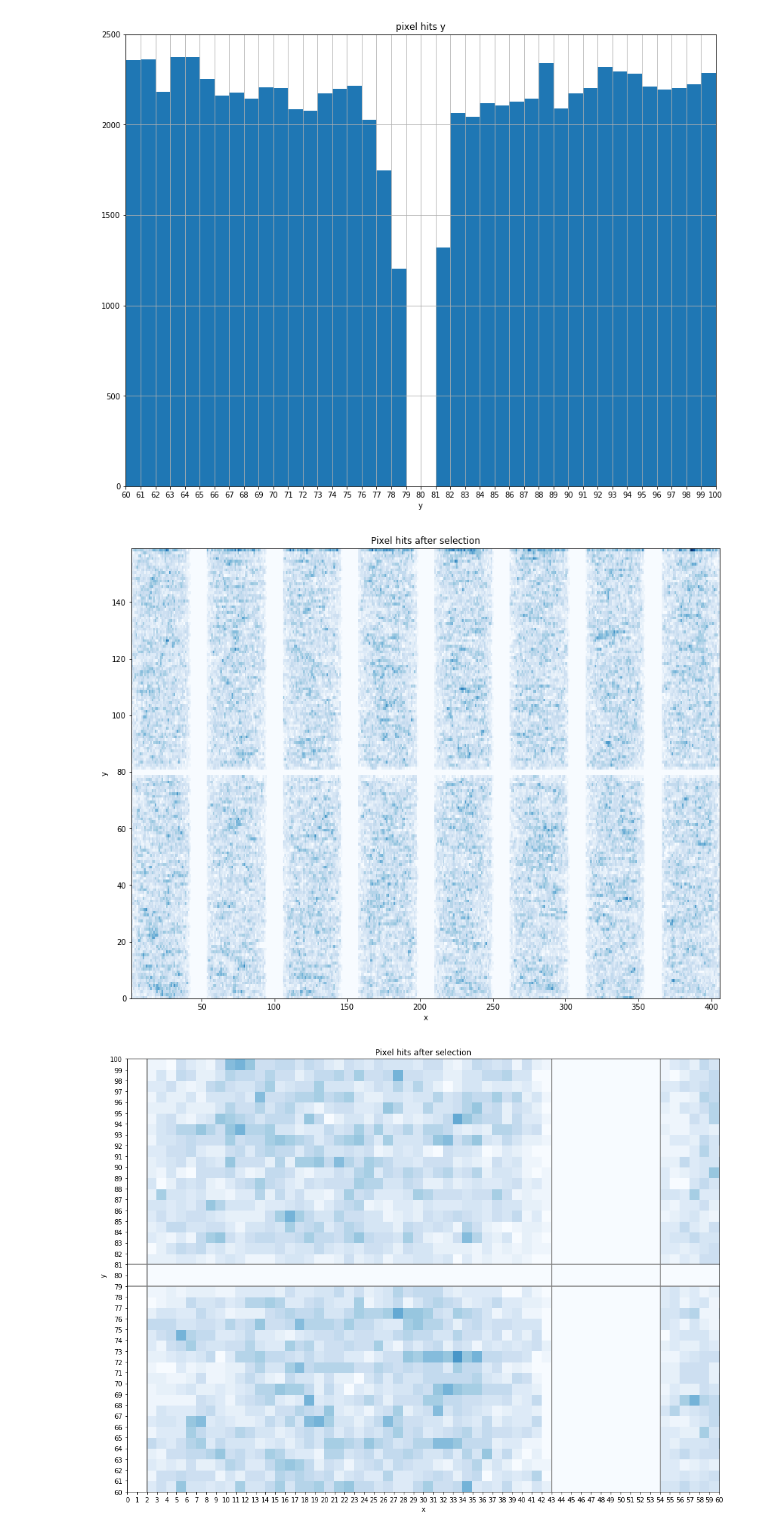
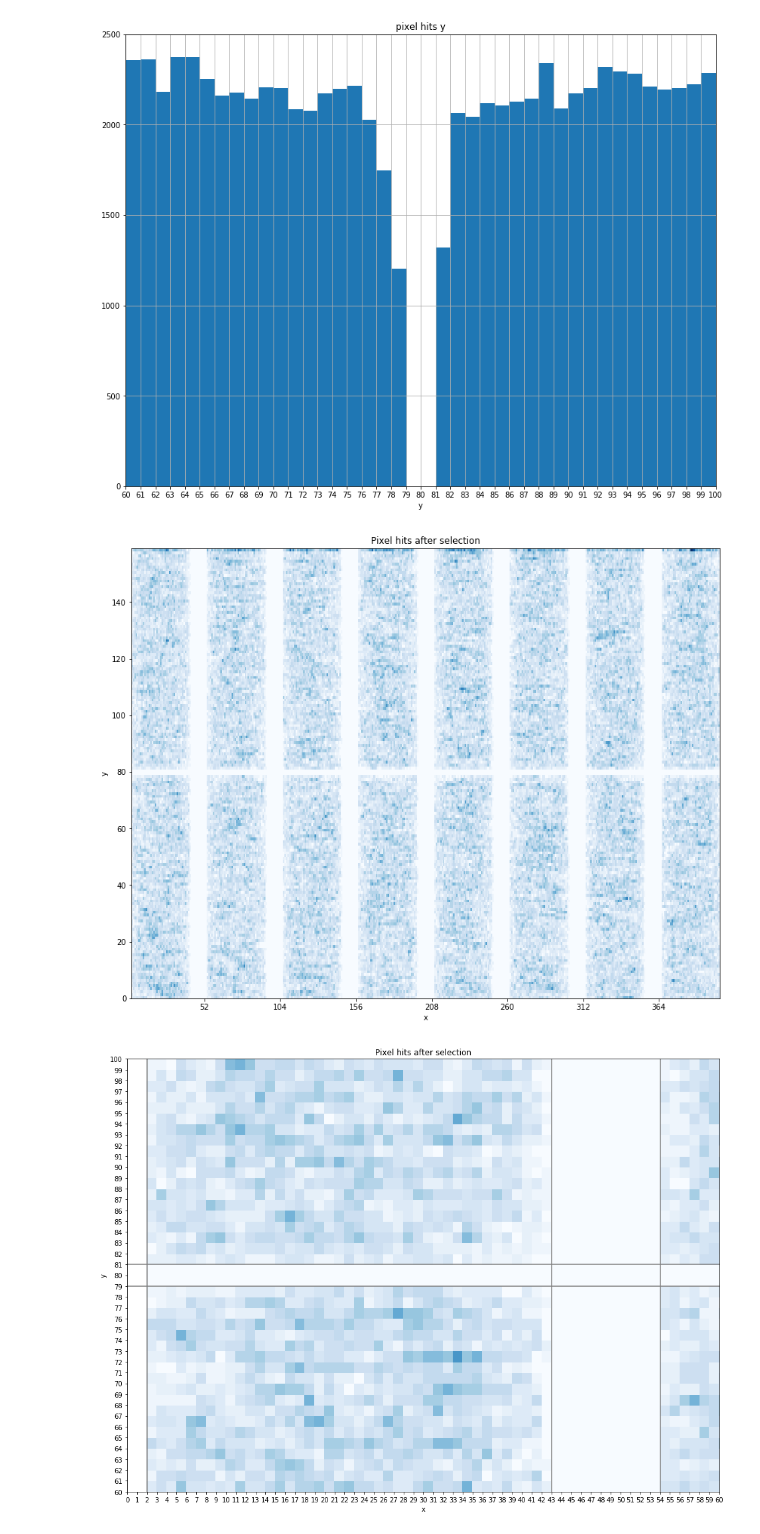
Before and after one commit to mmarchegiani/L1-BrokenClusters, a Jupyter notebook: module_selection.ipynb, the cells around one changed output. Cells and saved outputs as stored; diff of their text form; code cells hidden in the pictures.

```diff
--- a/module_selection.ipynb
+++ b/module_selection.ipynb
@@ -178,36 +178,36 @@ fig04 = plt.figure(figsize=(14,11))
 ax04 = fig04.add_subplot(1,1,1)
 xticks = []
 for i in range(9):
-    xticks = xticks.append(52*i)
-ax04.set_xticks([0, 52, 104, ])
+    xticks.append(52*i)
+ax04.set_xticks(xticks)
 #ax04.grid(True)
 plt.hist2d(pixel_hit_x, pixel_hit_y, bins=[pixel_hit_x.max()-pixel_hit_x.min(), pixel_hit_y.max()-pixel_hit_y.min()], cmap="Blues")
 #plt.axis([0, 60, 60, 100])
 plt.title("Pixel hits after selection")
 plt.xlabel("x")
 plt.ylabel("y")
 #plt.colorbar()
 plt.savefig(plot_dir + "module_scan.png", format="png", dpi=400)
 
 fig05 = plt.figure(figsize=(16,12))
 ax05 = fig05.add_subplot(1,1,1)
 ax05.grid(True)
 ax05.set_xticks(range(415))
 ax05.set_yticks(range(161))
 counts = plt.hist2d(pixel_hit_x, pixel_hit_y, bins=[pixel_hit_x.max()-pixel_hit_x.min(), pixel_hit_y.max()-pixel_hit_y.min()], cmap="Blues")
 x_min = 0; x_max = 60; y_min = 60; y_max = 100
 plt.axhline(79, x_min, x_max, color="gray")
 plt.axhline(81, x_min, x_max, color="gray")
 plt.axvline(2, color="gray")
 plt.axvline(43, color="gray")
 plt.axvline(54, color="gray")
 #plt.axvline(43, y_min, y_max, color="gray")
 plt.axis([0, 60, 60, 100])
 plt.title("Pixel hits after selection")
 plt.xlabel("x")
 plt.ylabel("y")
 #plt.colorbar()
 plt.savefig(plot_dir + "module_scan_zoom.png", format="png", dpi=400)
 # %% [output]
-[figure, old version]
+[figure, new version]
 [figure]
```
